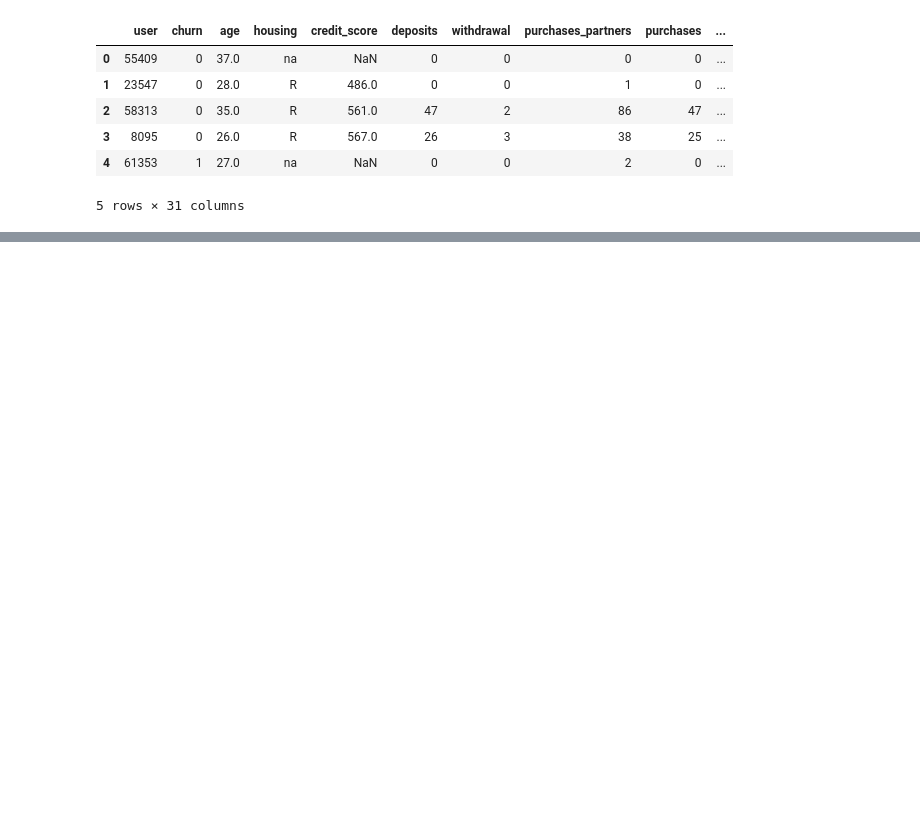
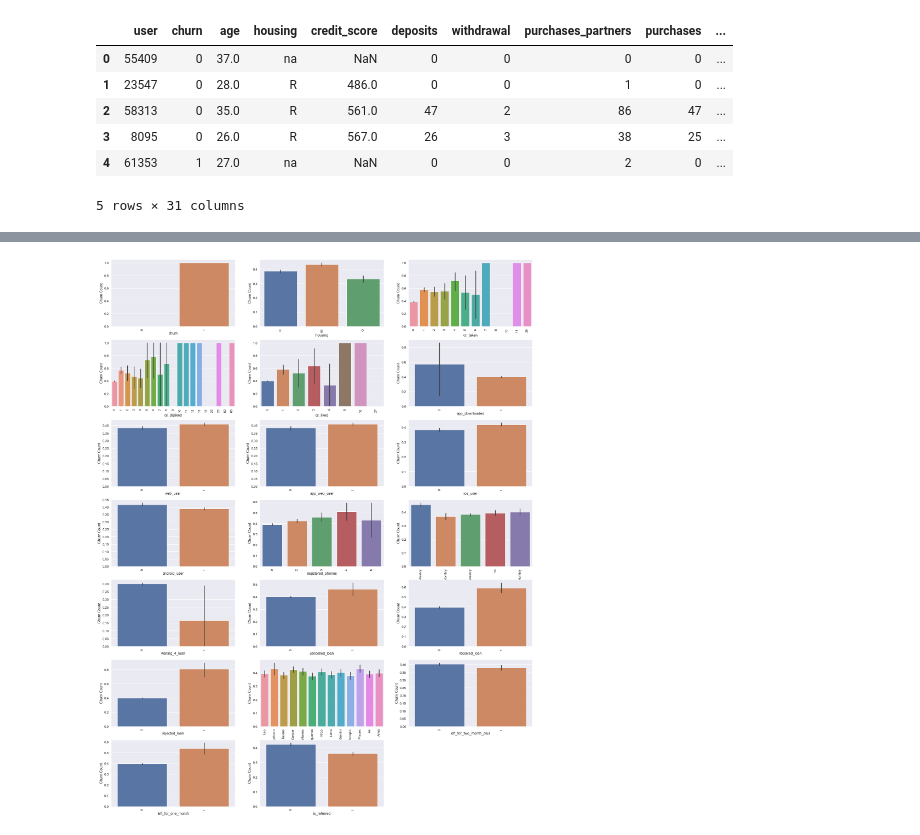
Before and after one commit to fares-ds/Minimizing-Churn-Rate-Through-Analysis-of-Financial-Habits, a Jupyter notebook: Minimizing Churn Rate Through Analysis of Financial Habits.ipynb, the cells around one changed output, grey strips where cells are left out. Cells and saved outputs as stored; diff of their text form; code cells hidden in the pictures; blank space fills up the shorter version.

```diff
--- a/Minimizing Churn Rate Through Analysis of Financial Habits.ipynb
+++ b/Minimizing Churn Rate Through Analysis of Financial Habits.ipynb
@@ -53,0 +132,6 @@ data.head()
+# %%
+non_num_features = []
+for column in data.columns:
+    if data[column].dtype == object:
+        non_num_features.append(column)
+non_num_features
@@ -53,0 +142,7 @@ data.head()
+# %%
+categorical_col = []
+for column in data.columns:
+    if len(data[column].unique()) <= 20:
+        categorical_col.append(column)
+
+categorical_col
@@ -53,0 +176,13 @@ data.head()
+# %%
+# Plotting how every feature correlate with the "target"
+sns.set(font_scale=1.2)
+plt.figure(figsize=(30, 40))
+
+for i, column in enumerate(categorical_col, 1):
+    plt.subplot(7, 3, i)
+    g = sns.barplot(x=f"{column}", y='churn', data=data)
+    g.set_xticklabels(g.get_xticklabels(), rotation=90)
+    plt.ylabel('Churn Count')
+    plt.xlabel(f'{column}')
+# %% [output]
+[figure, added]
```
Also changed, not shown: parts of 16 cells of this notebook.
